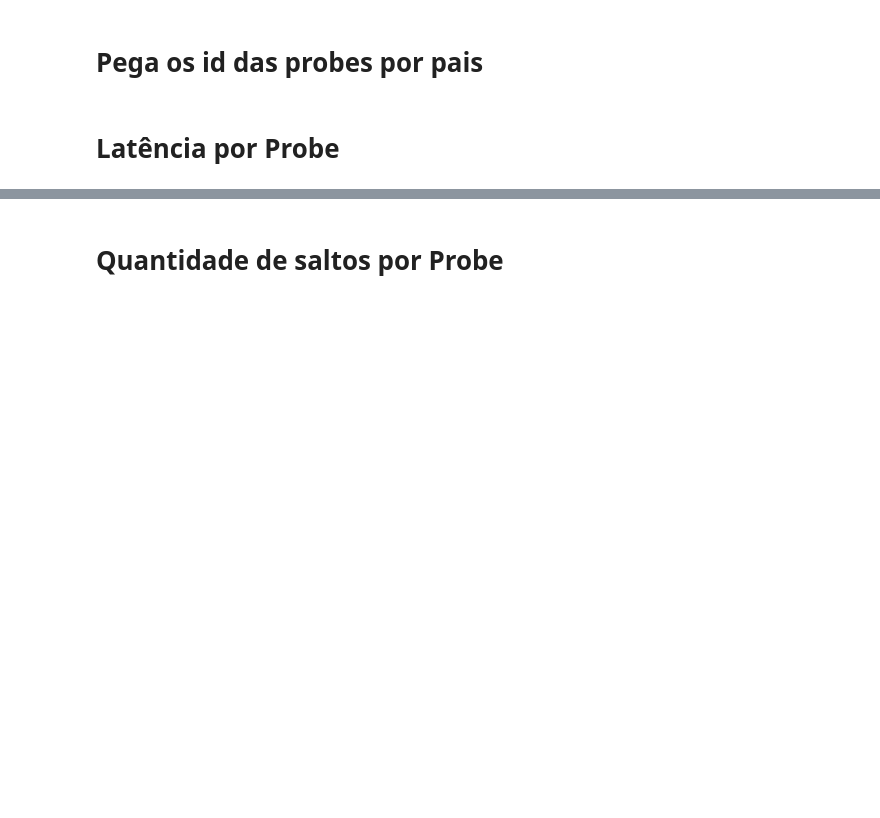
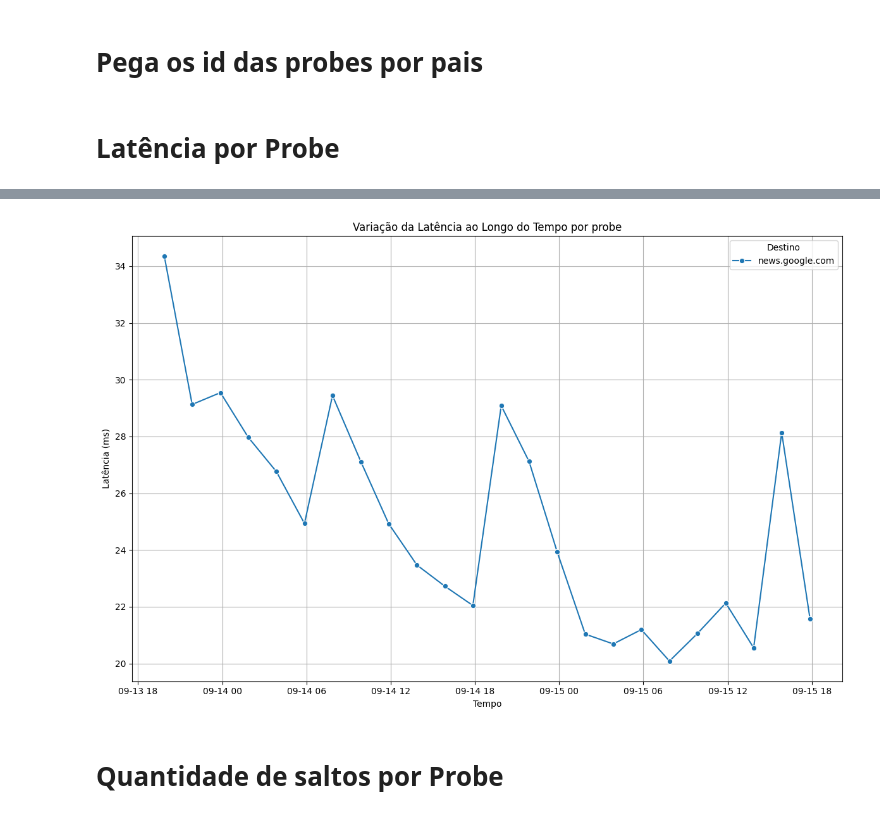
Before and after one commit to Andressalconstantino/Ripe-Atlas-Measurements, a Jupyter notebook: graficos.ipynb, the cells around one changed output, grey strips where cells are left out. Saved outputs shown, nothing was run; the diff lists cells and outputs as text; code cells hidden in the pictures; blank space fills up the shorter version.

```diff
--- a/graficos.ipynb
+++ b/graficos.ipynb
@@ -127,3 +127,46 @@ plt.show()
+# %%
+id = ids[1]
+data = probeGroupedInfo[id]
+rows = []
+
+# Iterar sobre cada medição
+for measurement in data:
+    probe_id = measurement['probeId']
+    destination = measurement['destino']
+    country = measurement['pais']
+    continent = measurement['continente']
+    timestamp = measurement['data']
+
+    for hop_num, hop_latencies in enumerate(measurement['latencia'], start=1):
+        # Ignorar saltos vazios
+        if hop_latencies:
+            for rtt in hop_latencies:
+                rows.append({
+                    'probe_id': probe_id,
+                    'destination': destination,
+                    'country': country,
+                    'continent': continent,
+                    'timestamp': timestamp,
+                    'hop': hop_num,
+                    'rtt': rtt
+                })
+
+# Criar o DataFrame
+df = pd.DataFrame(rows)
+df['timestamp'] = pd.to_datetime(df['timestamp'])
+
+# Plotar a variação da latência ao longo do tempo por destino
+plt.figure(figsize=(12, 8))
+sns.lineplot(data=df, x='timestamp', y='rtt', hue='destination', marker='o', errorbar=None)
+plt.title('Variação da Latência ao Longo do Tempo por probe')
+plt.xlabel('Tempo')
+plt.ylabel('Latência (ms)')
+plt.legend(title='Destino', loc='upper right')
+plt.grid(True)
+plt.tight_layout()
+plt.show()
+# %% [output]
+[figure, added]
 # %% [markdown]
 # Quantidade de saltos por Probe
 # %%
```
Also changed, not shown: parts of 2 cells of this notebook, 28 other files.
